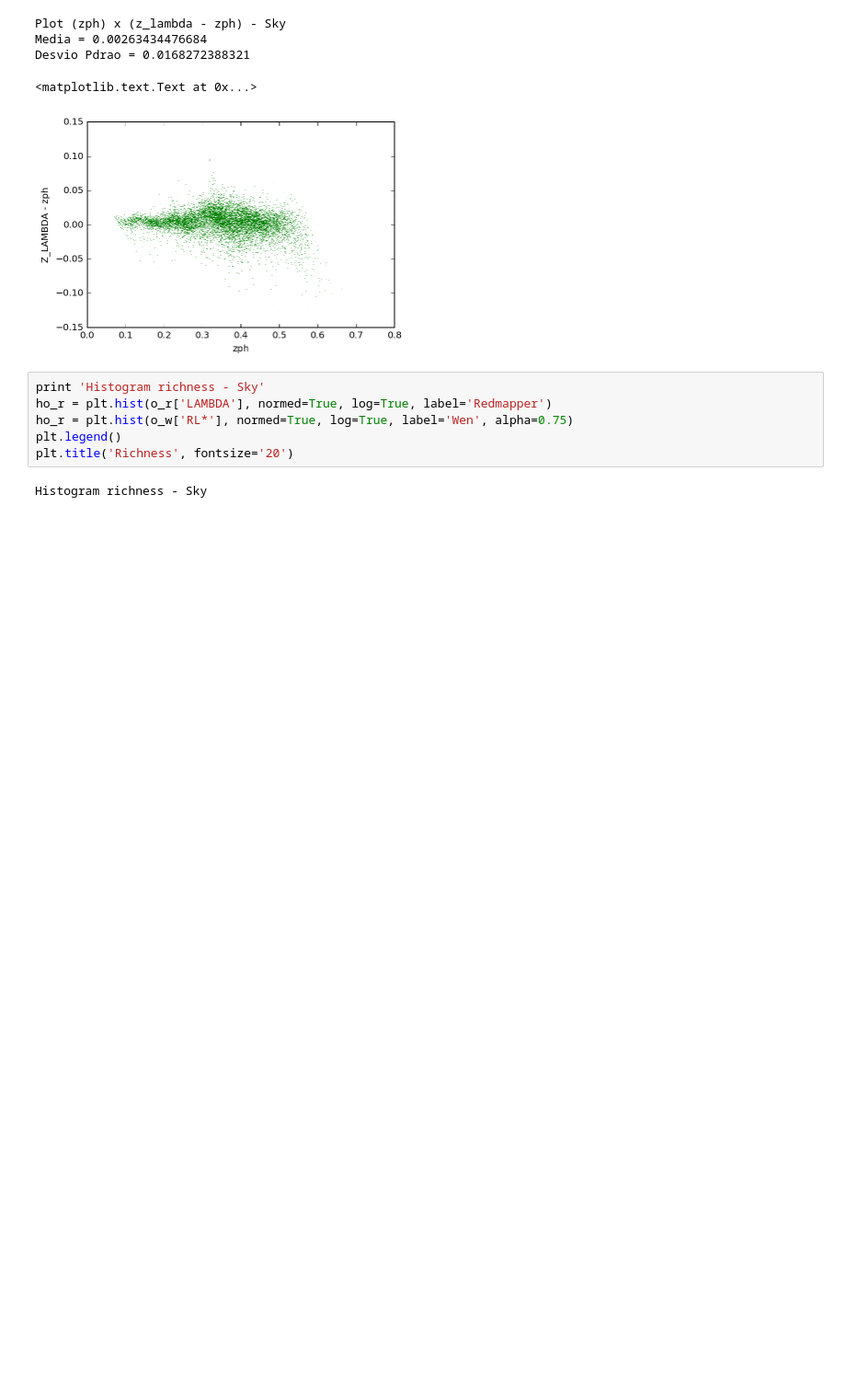
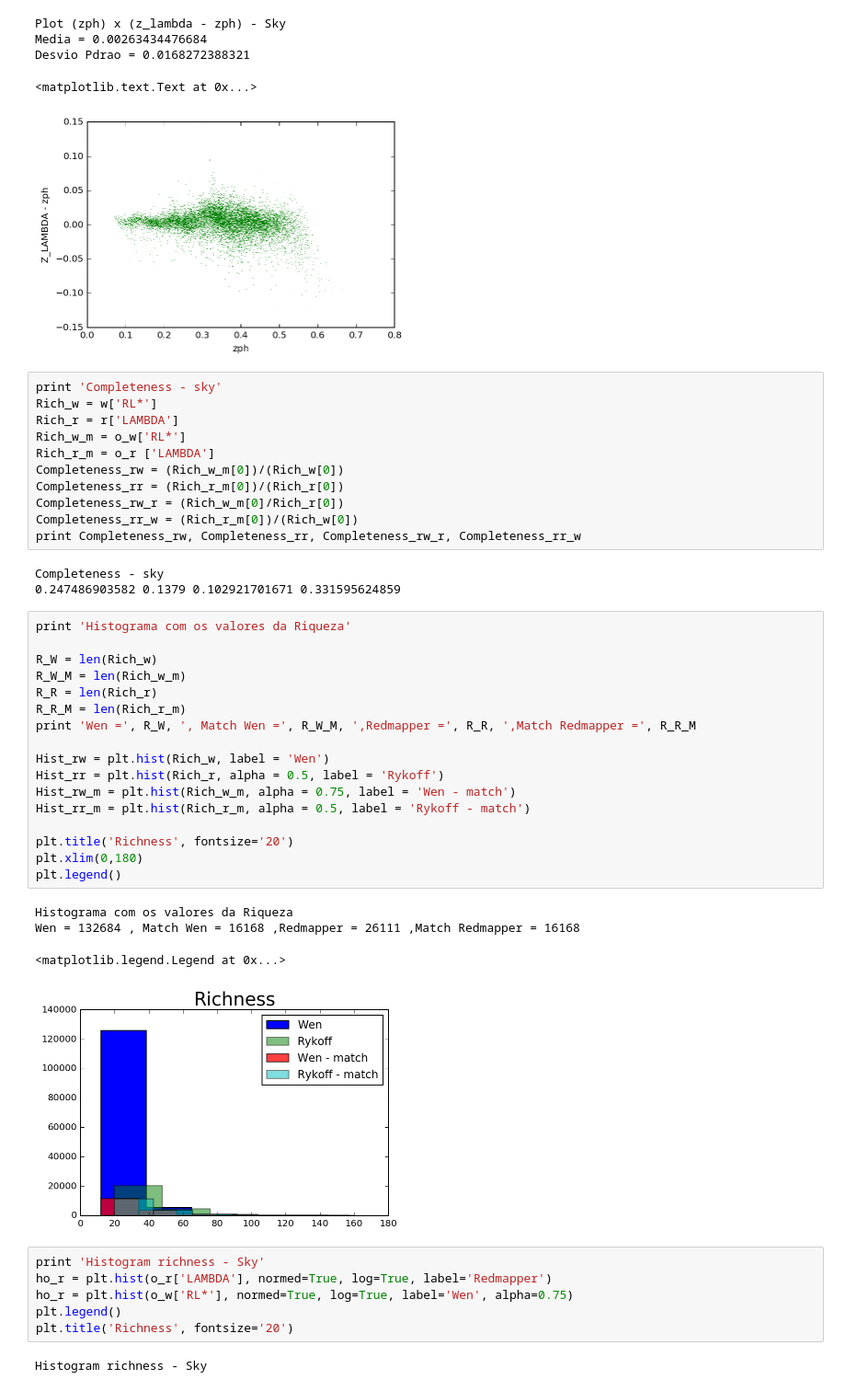
Before and after one commit to clusteron/comparison, a Jupyter notebook: table.ipynb, the cells around one changed output. Shown at 92% size. Cells and saved outputs as stored; diff of their text form; blank space fills up the shorter version.

Commit message:
completeza da riqueza

```diff
--- a/table.ipynb
+++ b/table.ipynb
@@ -297,6 +297,42 @@ Media = 0.00263434476684
 Desvio Pdrao = 0.0168272388321
 <matplotlib.text.Text at 0x...>
 [figure]
+# %%
+print 'Completeness - sky'
+Rich_w = w['RL*']
+Rich_r = r['LAMBDA']
+Rich_w_m = o_w['RL*']
+Rich_r_m = o_r ['LAMBDA']
+Completeness_rw = (Rich_w_m[0])/(Rich_w[0])
+Completeness_rr = (Rich_r_m[0])/(Rich_r[0])
+Completeness_rw_r = (Rich_w_m[0]/Rich_r[0])
+Completeness_rr_w = (Rich_r_m[0])/(Rich_w[0])
+print Completeness_rw, Completeness_rr, Completeness_rw_r, Completeness_rr_w
+# %% [output]
+Completeness - sky
+0.247486903582 0.1379 0.102921701671 0.331595624859
+# %%
+print 'Histograma com os valores da Riqueza'
+
+R_W = len(Rich_w)
+R_W_M = len(Rich_w_m)
+R_R = len(Rich_r)
+R_R_M = len(Rich_r_m)
+print 'Wen =', R_W, ', Match Wen =', R_W_M, ',Redmapper =', R_R, ',Match Redmapper =', R_R_M
+
+Hist_rw = plt.hist(Rich_w, label = 'Wen')
+Hist_rr = plt.hist(Rich_r, alpha = 0.5, label = 'Rykoff')
+Hist_rw_m = plt.hist(Rich_w_m, alpha = 0.75, label = 'Wen - match')
+Hist_rr_m = plt.hist(Rich_r_m, alpha = 0.5, label = 'Rykoff - match')
+
+plt.title('Richness', fontsize='20')
+plt.xlim(0,180)
+plt.legend()
+# %% [output]
+Histograma com os valores da Riqueza
+Wen = 132684 , Match Wen = 16168 ,Redmapper = 26111 ,Match Redmapper = 16168
+<matplotlib.legend.Legend at 0x...>
+[figure, added]
 # %%
 print 'Histogram richness - Sky'
 ho_r = plt.hist(o_r['LAMBDA'], normed=True, log=True, label='Redmapper')
```
Also changed, not shown: parts of 10 cells of this notebook.
